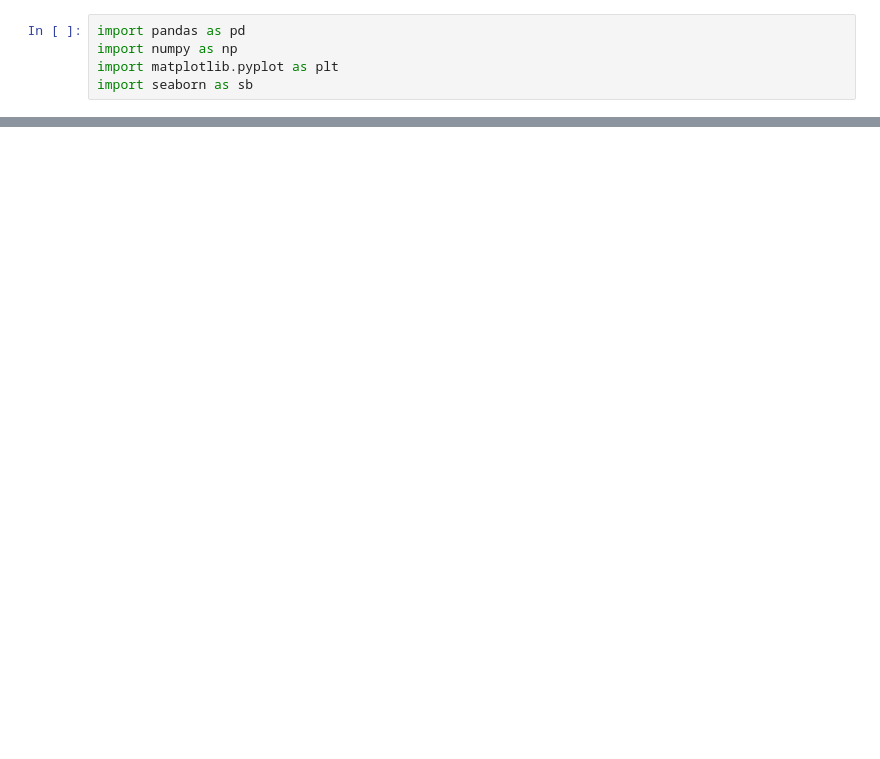
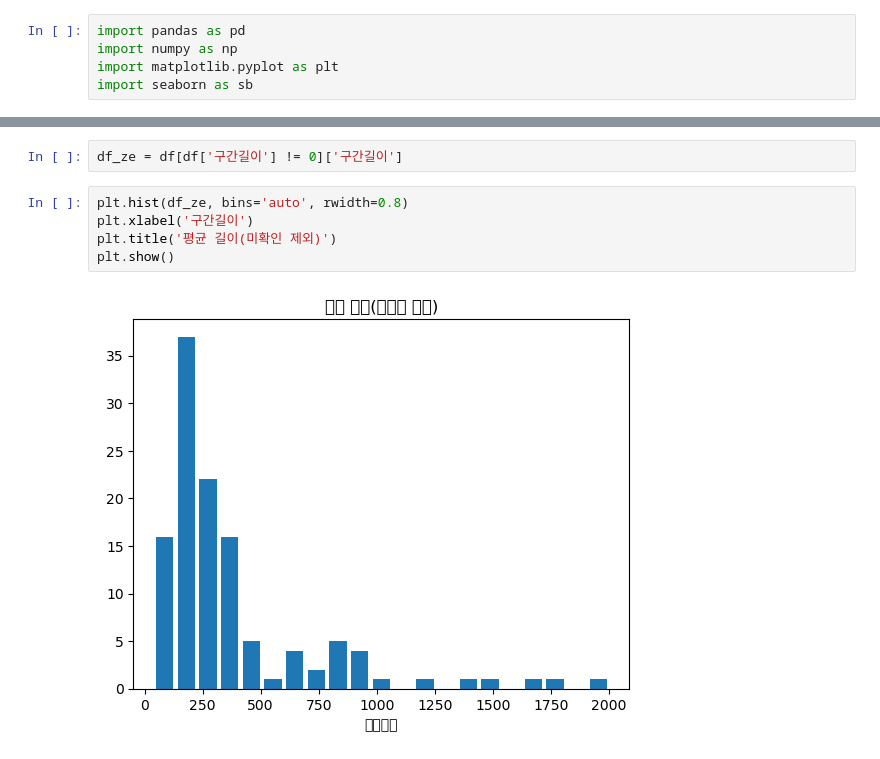
Before and after one commit to jeon1700/incheon-parking-zone, a Jupyter notebook: Untitled.ipynb, the cells around one changed output, grey strips where cells are left out. Cells and saved outputs as stored; diff of their text form; blank space fills up the shorter version.

```diff
--- a/Untitled.ipynb
+++ b/Untitled.ipynb
@@ -58,0 +124,9 @@ plt.show()
+# %%
+df_ze = df[df['구간길이'] != 0]['구간길이']
+# %%
+plt.hist(df_ze, bins='auto', rwidth=0.8)
+plt.xlabel('구간길이')
+plt.title('평균 길이(미확인 제외)')
+plt.show()
+# %% [output]
+[figure, added]
```
Also changed, not shown: parts of 28 cells of this notebook, 3 other files.
